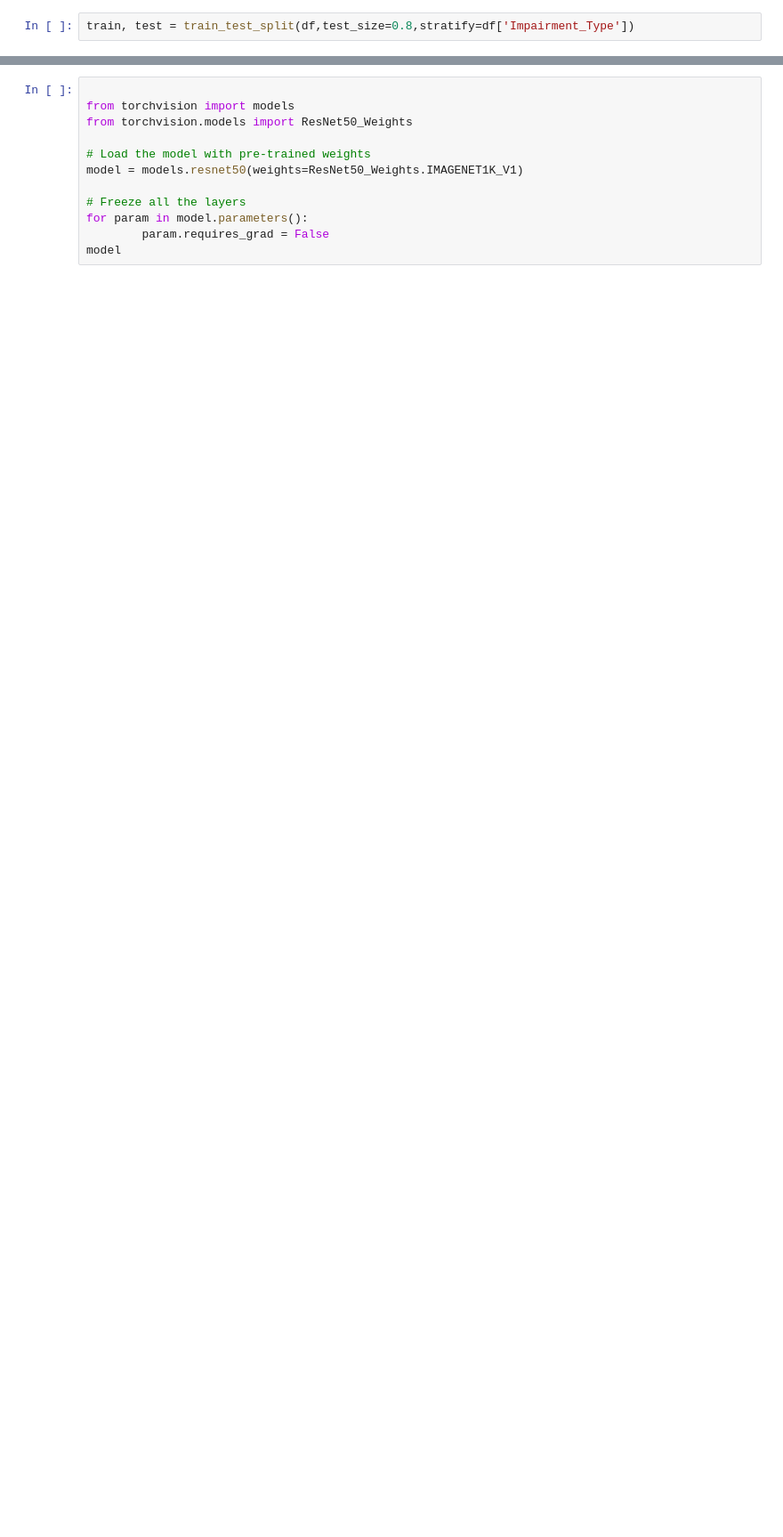
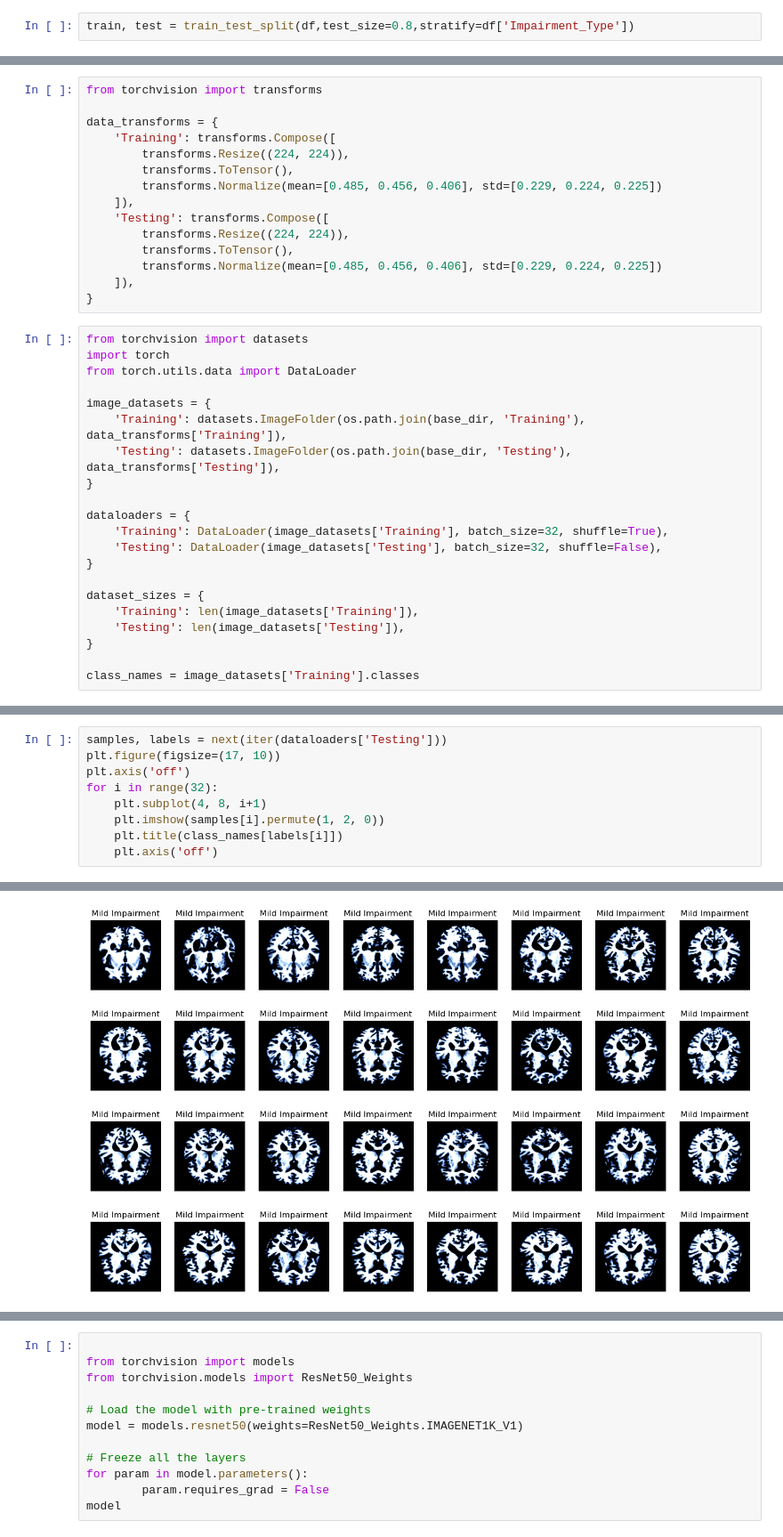
Before and after one commit to randaama/DS4002_Group2_Project3, a Jupyter notebook: SCRIPTS/loadimage.ipynb, the cells around one changed output, grey strips where cells are left out. Shown at 89% size. Saved outputs shown, nothing was run; the diff lists cells and outputs as text; blank space fills up the shorter version.

Commit message:
training data attempt

```diff
--- a/SCRIPTS/loadimage.ipynb
+++ b/SCRIPTS/loadimage.ipynb
@@ -178,0 +183,36 @@ train, test = train_test_split(df,test_size=0.8,stratify=df['Impairment_Type'])
+# %%
+from torchvision import transforms
+
+data_transforms = {
+    'Training': transforms.Compose([
+        transforms.Resize((224, 224)),
+        transforms.ToTensor(),
+        transforms.Normalize(mean=[0.485, 0.456, 0.406], std=[0.229, 0.224, 0.225])
+    ]),
+    'Testing': transforms.Compose([
+        transforms.Resize((224, 224)),
+        transforms.ToTensor(),
+        transforms.Normalize(mean=[0.485, 0.456, 0.406], std=[0.229, 0.224, 0.225])
+    ]),
+}
+# %%
+from torchvision import datasets
+import torch
+from torch.utils.data import DataLoader
+
+image_datasets = {
+    'Training': datasets.ImageFolder(os.path.join(base_dir, 'Training'), data_transforms['Training']),
+    'Testing': datasets.ImageFolder(os.path.join(base_dir, 'Testing'), data_transforms['Testing']),
+}
+
+dataloaders = {
+    'Training': DataLoader(image_datasets['Training'], batch_size=32, shuffle=True),
+    'Testing': DataLoader(image_datasets['Testing'], batch_size=32, shuffle=False),
+}
+
+dataset_sizes = {
+    'Training': len(image_datasets['Training']),
+    'Testing': len(image_datasets['Testing']),
+}
+
+class_names = image_datasets['Training'].classes
@@ -178,0 +225,10 @@ train, test = train_test_split(df,test_size=0.8,stratify=df['Impairment_Type'])
+# %%
+samples, labels = next(iter(dataloaders['Testing']))
+plt.figure(figsize=(17, 10))
+plt.axis('off')
+for i in range(32):
+    plt.subplot(4, 8, i+1)
+    plt.imshow(samples[i].permute(1, 2, 0))
+    plt.title(class_names[labels[i]])
+    plt.axis('off')
+# %% [output]
@@ -178,0 +252 @@ train, test = train_test_split(df,test_size=0.8,stratify=df['Impairment_Type'])
+[figure, added]
```
Also changed, not shown: parts of 26 cells of this notebook.
